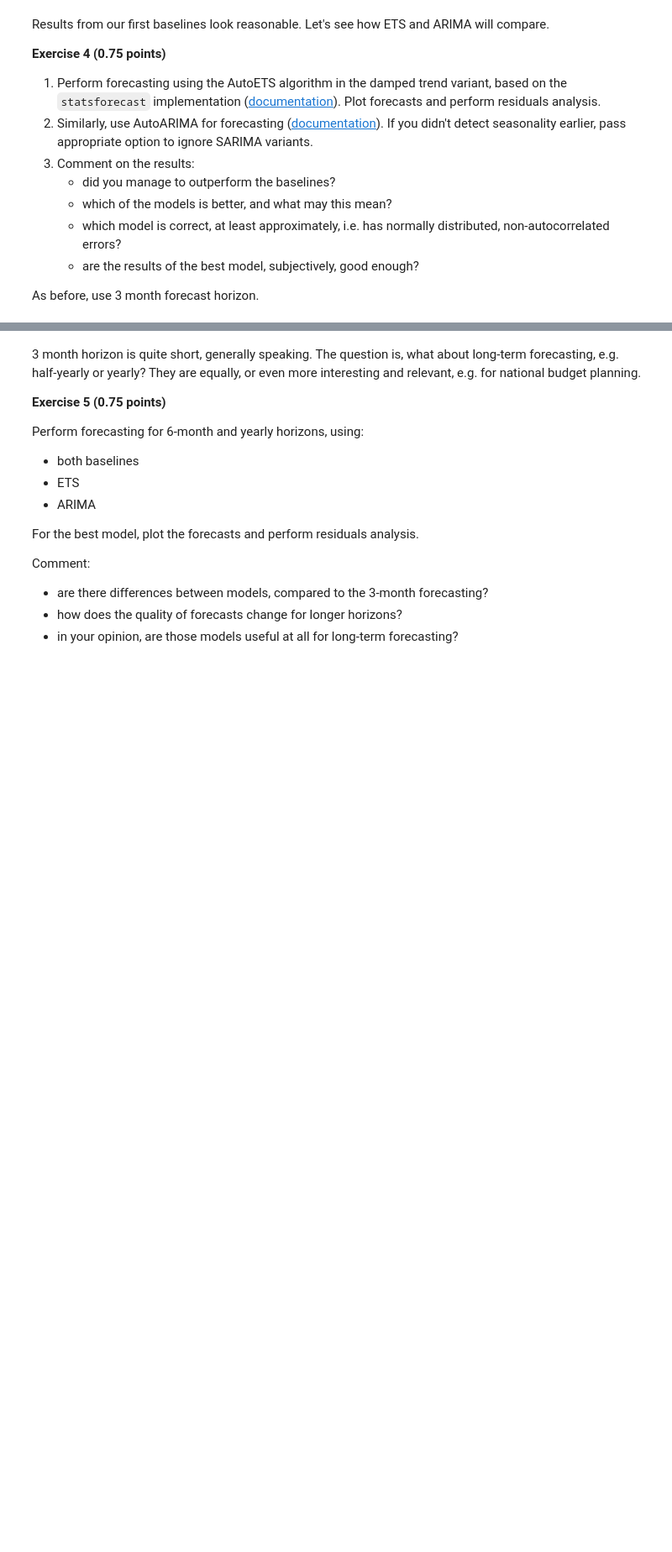
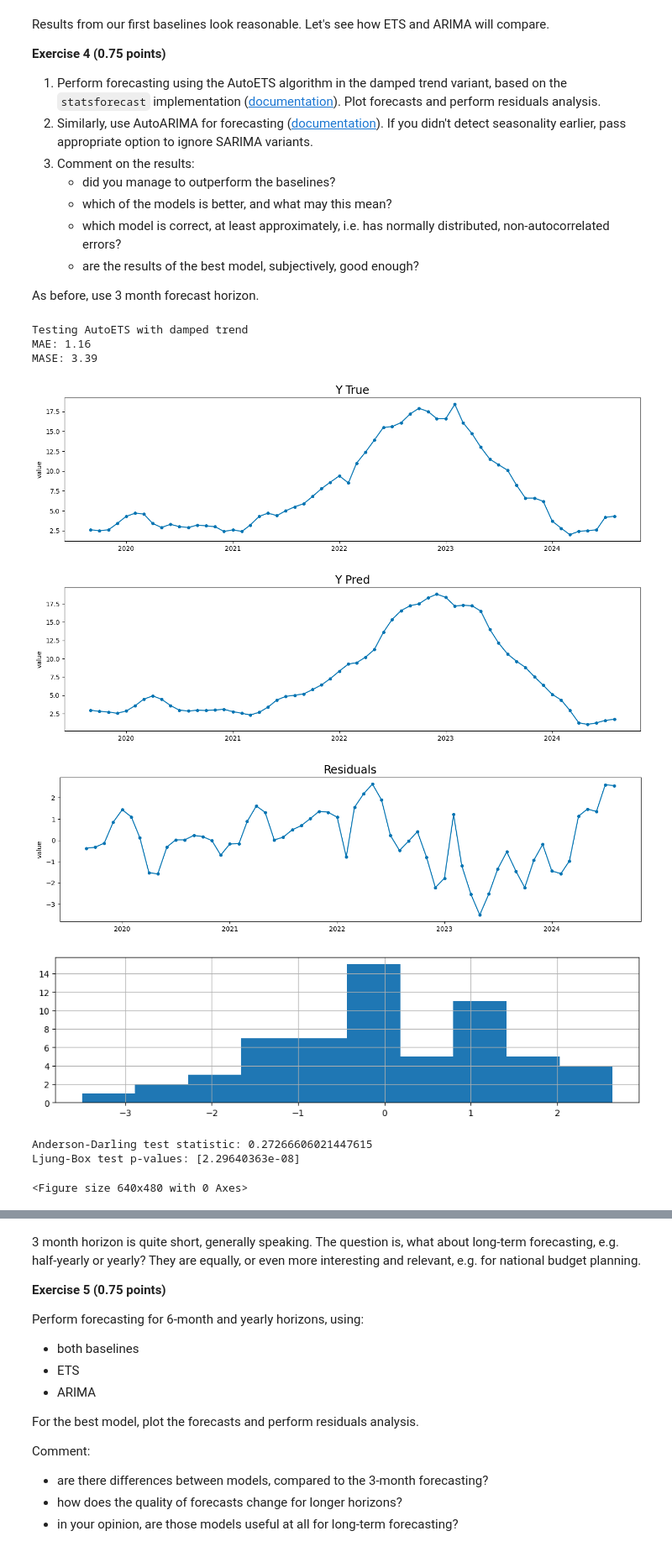
Before and after one commit to xsalonx/ml_time_series_forecasting_course, a Jupyter notebook: lab1_statistical_models/notebook_empty.ipynb, the cells around one changed output, grey strips where cells are left out. Shown at 84% size. Drawn from its saved outputs; the diff is of its cells as text; code cells hidden in the pictures; blank space fills up the shorter version.

```diff
--- a/lab1_statistical_models/notebook_empty.ipynb
+++ b/lab1_statistical_models/notebook_empty.ipynb
@@ -251,3 +338,22 @@ Results from our first baselines look reasonable. Let's see how ETS and ARIMA wi
    - are the results of the best model, subjectively, good enough?
 
 As before, use 3 month forecast horizon.
+# %%
+from sktime.forecasting.statsforecast import StatsForecastAutoETS
+from sktime.forecasting.arima import AutoARIMA
+
+# 1. Testing AutoETS Model with Damped Trend
+print("Testing AutoETS with damped trend")
+ets_forecaster = StatsForecastAutoETS(model="ZZZ") # "ZZD" denotes damped trend
+evaluate_model(ets_forecaster, data=df, horizon=3, plot_forecasts=True, analyze_residuals=True)
+# %% [output]
+Testing AutoETS with damped trend
+MAE: 1.16
+MASE: 3.39
+[figure, added]
+[figure, added]
+[figure, added]
+[figure, added]
+Anderson-Darling test statistic: 0.27266606021447615
+Ljung-Box test p-values: [2.29640363e-08]
+<Figure size 640x480 with 0 Axes>
```
Also changed, not shown: parts of 20 cells of this notebook, 1 other file.
